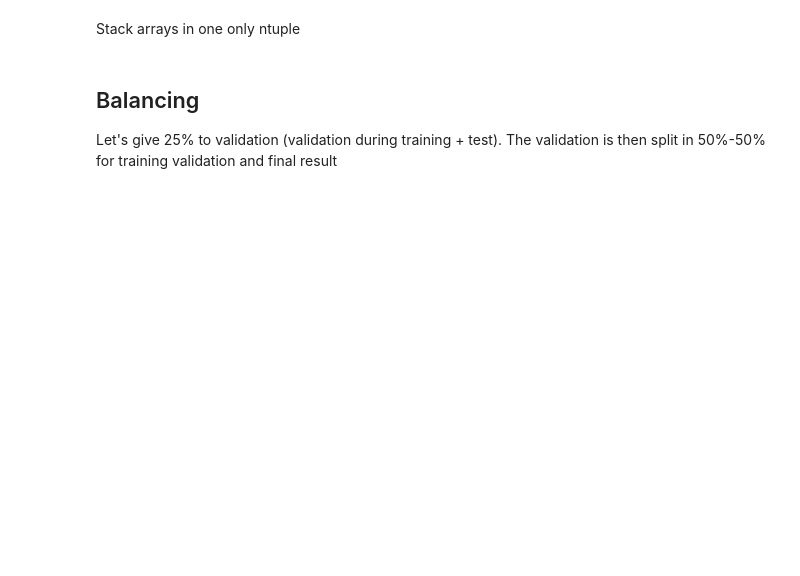
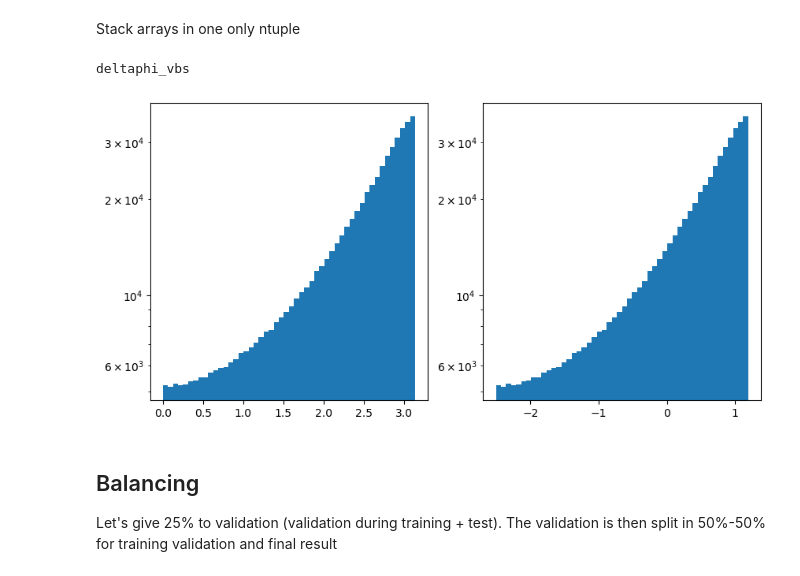
Before and after one commit to UniMiBAnalyses/ML_classification, a Jupyter notebook: Training_v0.ipynb, the cells around one changed output. Saved outputs shown, nothing was run; the diff lists cells and outputs as text; code cells hidden in the pictures; blank space fills up the shorter version.

```diff
--- a/Training_v0.ipynb
+++ b/Training_v0.ipynb
@@ -131 +144,12 @@ W = np.hstack([W_sig, W_bkg])
+# %%
+i = 8
+print(cols[i])
+fig, (ax1, ax2) = plt.subplots(ncols=2, figsize=(10,5), dpi=100)
+ax1.hist(X[:,i], bins=50)
+ax1.set_yscale("log")
+ax2.hist(X_scaled[:,i], bins=50)
+plt.yscale("log")
+# %% [output]
+deltaphi_vbs
+[figure, added]
 # %%
```
Also changed, not shown: parts of 19 cells of this notebook.
